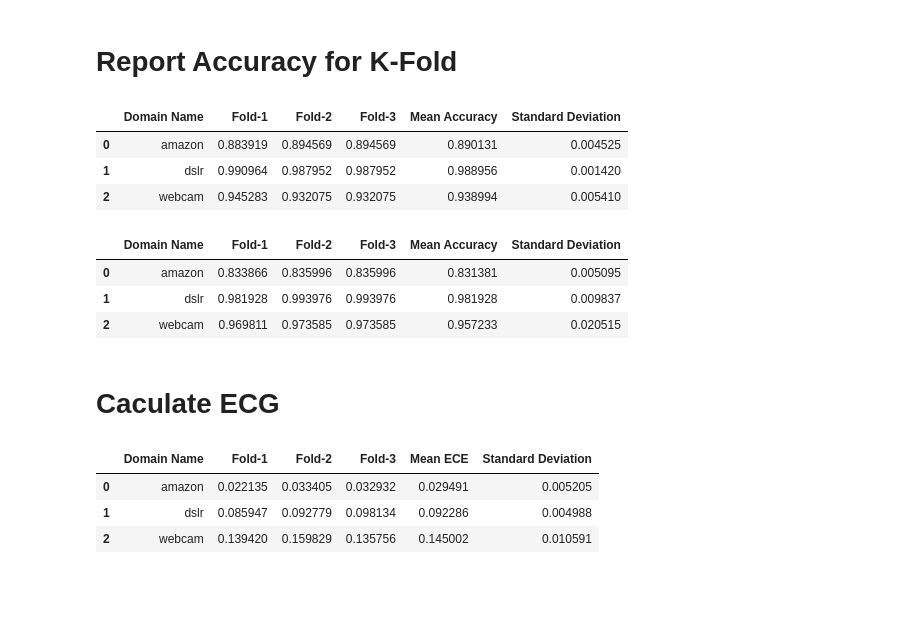
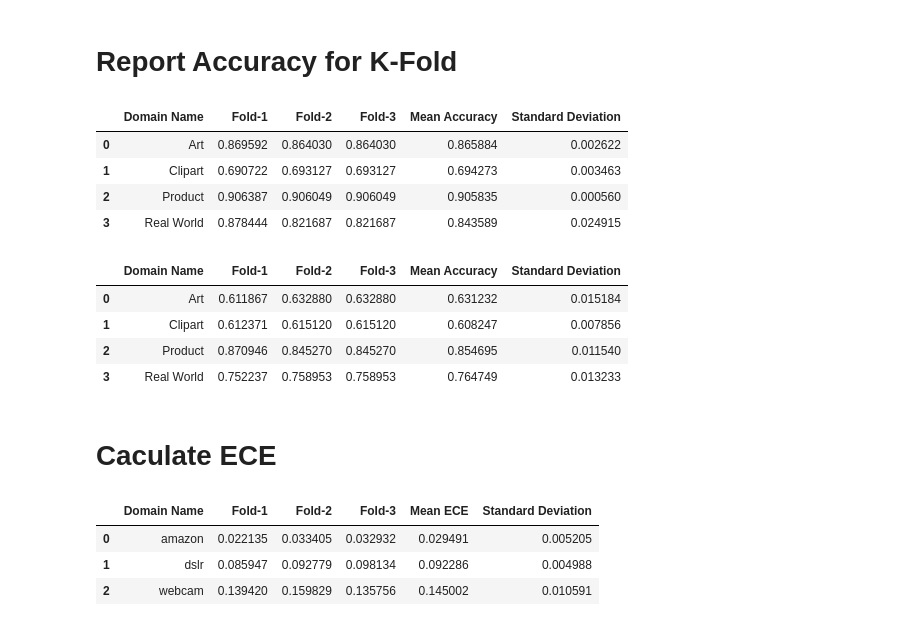
Before and after one commit to TuanAnhNguyen14111998/domain_calibration, a Jupyter notebook: src/notebook/visualize_result.ipynb, the cells around one changed output. Drawn from its saved outputs; the diff is of its cells as text; code cells hidden in the pictures; blank space fills up the shorter version.

Commit message:
update code visualize result notebook

```diff
--- a/src/notebook/visualize_result.ipynb
+++ b/src/notebook/visualize_result.ipynb
@@ -82,9 +84,9 @@ dictionary_metrics = {
 # %%
 for domain in dictionary_metrics:
-    train_paths = f"/Users/tuananh/tuananh/domain_calibration/experiments/Office/{domain}/*_train_*.txt"
+    train_paths = f"/Users/tuananh/tuananh/domain_calibration/experiments/{dataset_names}/{domain}/*_train_*.txt"
     train_text_paths = glob.glob(train_paths)
 
-    val_paths = f"/Users/tuananh/tuananh/domain_calibration/experiments/Office/{domain}/*_val_*.txt"
+    val_paths = f"/Users/tuananh/tuananh/domain_calibration/experiments/{dataset_names}/{domain}/*_val_*.txt"
     val_text_paths = glob.glob(val_paths)
 
     dictionary_metrics[domain] = get_metrics(train_text_paths, val_text_paths)
@@ -147,0 +181,4 @@ visualize(dictionary_metrics, "webcam")
+# %%
+domain_name = "Real World"
+path_save = f"/Users/tuananh/tuananh/domain_calibration/experiments/{dataset_names}/result_visualize/{domain_name}.png"
+visualize(dictionary_metrics, domain_name, path_save)
@@ -222,17 +268,17 @@ import matplotlib.pyplot as plt
 import glob
 import numpy as np
 
-dictionary_metrics = {
-    "amazon": None,
-    "dslr": None,
-    "webcam": None,
-}
+# dataset_name = "Office"
+# domain_names = ["amazon", "dslr", "webcam"]
+dataset_name = "Office-Home"
+domain_names = ["Art", "Clipart", "Product", "Real World"]
+dictionary_metrics = {domain_name: None for domain_name in domain_names}
 # %%
 for domain in dictionary_metrics:
-    train_paths = f"/Users/tuananh/tuananh/domain_calibration/experiments/Office/{domain}/*_train_*.txt"
+    train_paths = f"/Users/tuananh/tuananh/domain_calibration/experiments/{dataset_name}/{domain}/*_train_*.txt"
     train_text_paths = glob.glob(train_paths)
 
-    val_paths = f"/Users/tuananh/tuananh/domain_calibration/experiments/Office/{domain}/*_val_*.txt"
+    val_paths = f"/Users/tuananh/tuananh/domain_calibration/experiments/{dataset_name}/{domain}/*_val_*.txt"
     val_text_paths = glob.glob(val_paths)
 
     dictionary_metrics[domain] = get_metrics(train_text_paths, val_text_paths)
@@ -245,38 +291,38 @@ def report_result(df):
 
     return optimize_values
 # %%
-# Report for training
-domain_names = ["amazon", "dslr", "webcam"]
-
+# tap training
 dictionary = {
     "Domain Name": [],
     "Fold-1": [],
     "Fold-2": [],
     "Fold-3": [],
     "Mean Accuracy": [],
     "Standard Deviation": [],
 }
 for domain_name in domain_names:
     optimize_values = report_result(dictionary_metrics[domain_name][2])
     mean_value = np.mean(optimize_values)
     std_values = np.std(optimize_values)
 
     dictionary['Domain Name'].append(domain_name)
     dictionary['Mean Accuracy'].append(mean_value)
     dictionary['Standard Deviation'].append(std_values)
     dictionary['Fold-1'].append(optimize_values[0])
     dictionary['Fold-2'].append(optimize_values[1])
     dictionary['Fold-3'].append(optimize_values[1])
+
+path_save = f"/Users/tuananh/tuananh/domain_calibration/experiments/{dataset_name}/result_visualize/train_metrics.csv"
+pd.DataFrame(dictionary).to_csv(path_save, index=False)
 pd.DataFrame(dictionary)
 # %% [output]
 |  | Domain Name | Fold-1 | Fold-2 | Fold-3 | Mean Accuracy | Standard Deviation |
-| 0 | amazon | 0.883919 | 0.894569 | 0.894569 | 0.890131 | 0.004525 |
-| 1 | dslr | 0.990964 | 0.987952 | 0.987952 | 0.988956 | 0.001420 |
-| 2 | webcam | 0.945283 | 0.932075 | 0.932075 | 0.938994 | 0.005410 |
+| 0 | Art | 0.869592 | 0.864030 | 0.864030 | 0.865884 | 0.002622 |
+| 1 | Clipart | 0.690722 | 0.693127 | 0.693127 | 0.694273 | 0.003463 |
+| 2 | Product | 0.906387 | 0.906049 | 0.906049 | 0.905835 | 0.000560 |
+| 3 | Real World | 0.878444 | 0.821687 | 0.821687 | 0.843589 | 0.024915 |
 # %%
-# Report for training
-domain_names = ["amazon", "dslr", "webcam"]
-
+# tap validation
 dictionary = {
     "Domain Name": [],
     "Fold-1": [],
@@ -296,14 +342,18 @@ for domain_name in domain_names:
     dictionary['Fold-1'].append(optimize_values[0])
     dictionary['Fold-2'].append(optimize_values[1])
     dictionary['Fold-3'].append(optimize_values[1])
+
+path_save = f"/Users/tuananh/tuananh/domain_calibration/experiments/{dataset_name}/result_visualize/val_metrics.csv"
+pd.DataFrame(dictionary).to_csv(path_save, index=False)
 pd.DataFrame(dictionary)
 # %% [output]
 |  | Domain Name | Fold-1 | Fold-2 | Fold-3 | Mean Accuracy | Standard Deviation |
-| 0 | amazon | 0.833866 | 0.835996 | 0.835996 | 0.831381 | 0.005095 |
-| 1 | dslr | 0.981928 | 0.993976 | 0.993976 | 0.981928 | 0.009837 |
-| 2 | webcam | 0.969811 | 0.973585 | 0.973585 | 0.957233 | 0.020515 |
+| 0 | Art | 0.611867 | 0.632880 | 0.632880 | 0.631232 | 0.015184 |
+| 1 | Clipart | 0.612371 | 0.615120 | 0.615120 | 0.608247 | 0.007856 |
+| 2 | Product | 0.870946 | 0.845270 | 0.845270 | 0.854695 | 0.011540 |
+| 3 | Real World | 0.752237 | 0.758953 | 0.758953 | 0.764749 | 0.013233 |
 # %% [markdown]
-# Caculate ECG
+# Caculate ECE
 # %%
 import pandas as pd
 import glob
```
Also changed, not shown: parts of 14 cells of this notebook.
